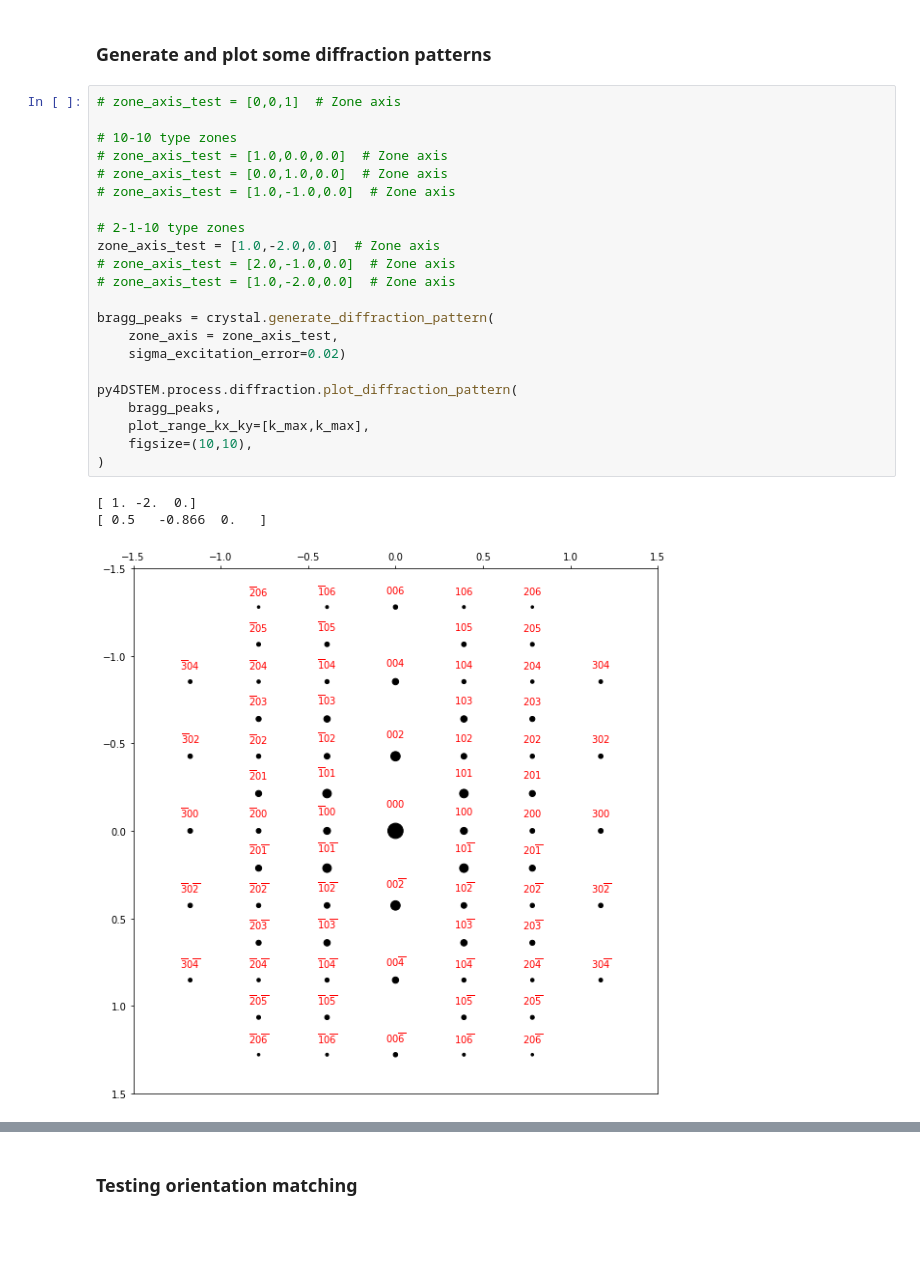
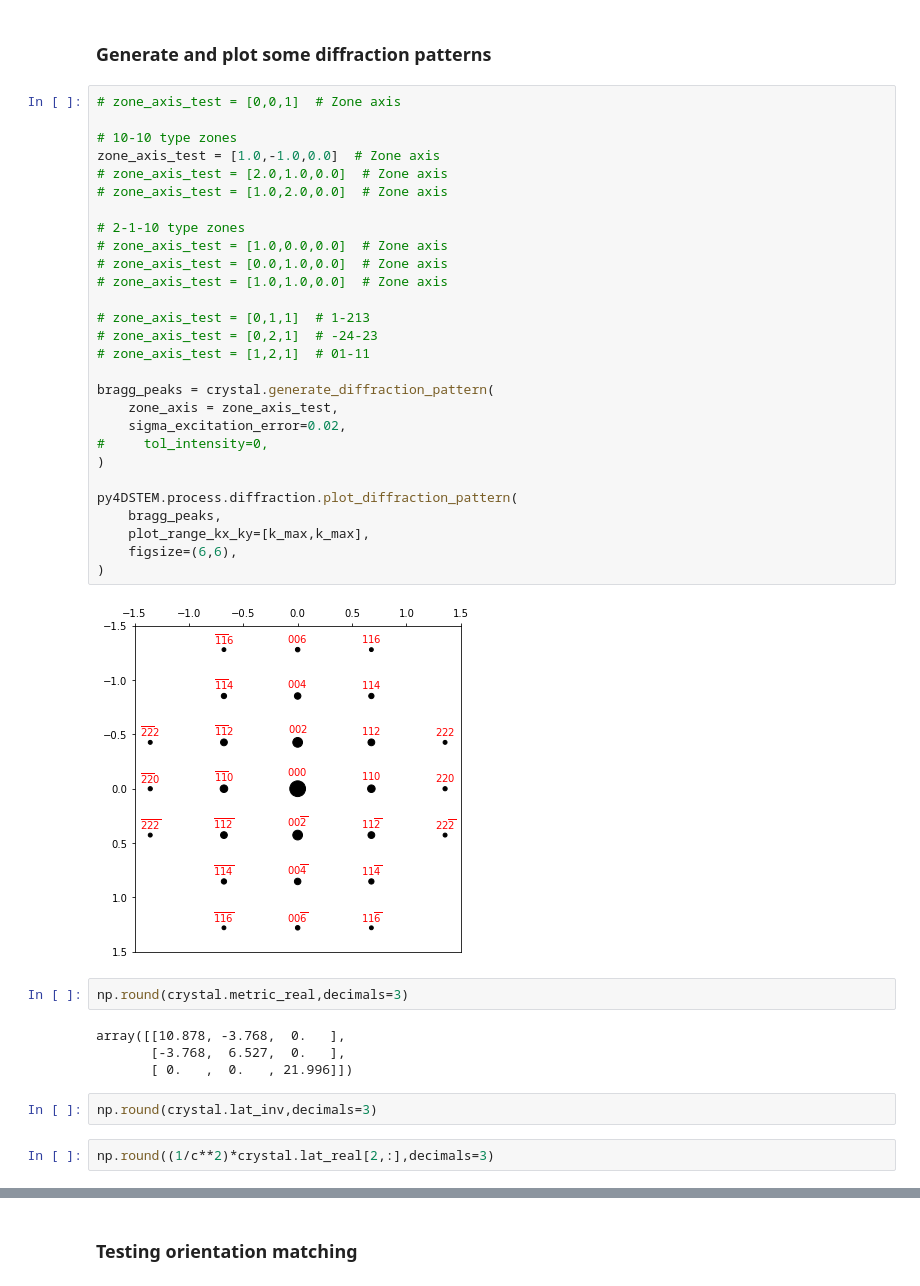
Before and after one commit to py4dstem/py4DSTEM_tutorials, a Jupyter notebook: notebooks/acom/ACOM_basics_02_hexagonal.ipynb, the cells around one changed output, grey strips where cells are left out. Cells and saved outputs as stored; diff of their text form; blank space fills up the shorter version.

```diff
--- a/notebooks/acom/ACOM_basics_02_hexagonal.ipynb
+++ b/notebooks/acom/ACOM_basics_02_hexagonal.ipynb
@@ -108,27 +114,41 @@ ax.set_xlim([0, crystal.k_max]);
 # %%
 # zone_axis_test = [0,0,1]  # Zone axis
 
 # 10-10 type zones
+zone_axis_test = [1.0,-1.0,0.0]  # Zone axis
+# zone_axis_test = [2.0,1.0,0.0]  # Zone axis
+# zone_axis_test = [1.0,2.0,0.0]  # Zone axis
+
+# 2-1-10 type zones
 # zone_axis_test = [1.0,0.0,0.0]  # Zone axis
 # zone_axis_test = [0.0,1.0,0.0]  # Zone axis
-# zone_axis_test = [1.0,-1.0,0.0]  # Zone axis
+# zone_axis_test = [1.0,1.0,0.0]  # Zone axis
 
-# 2-1-10 type zones
-zone_axis_test = [1.0,-2.0,0.0]  # Zone axis
-# zone_axis_test = [2.0,-1.0,0.0]  # Zone axis
-# zone_axis_test = [1.0,-2.0,0.0]  # Zone axis
+# zone_axis_test = [0,1,1]  # 1-213
+# zone_axis_test = [0,2,1]  # -24-23
+# zone_axis_test = [1,2,1]  # 01-11
 
 bragg_peaks = crystal.generate_diffraction_pattern(
     zone_axis = zone_axis_test,
-    sigma_excitation_error=0.02)
+    sigma_excitation_error=0.02,
+#     tol_intensity=0,
+)
 
 py4DSTEM.process.diffraction.plot_diffraction_pattern(
     bragg_peaks,
     plot_range_kx_ky=[k_max,k_max],
-    figsize=(10,10),
+    figsize=(6,6),
 )
 # %% [output]
-[ 1. -2.  0.]
-[ 0.5   -0.866  0.   ]
-[figure, old version]
+[figure, new version]
+# %%
+np.round(crystal.metric_real,decimals=3)
+# %% [output]
+array([[10.878, -3.768,  0.   ],
+       [-3.768,  6.527,  0.   ],
+       [ 0.   ,  0.   , 21.996]])
+# %%
+np.round(crystal.lat_inv,decimals=3)
+# %%
+np.round((1/c**2)*crystal.lat_real[2,:],decimals=3)
 # %%
```
Also changed, not shown: parts of 15 cells of this notebook.
